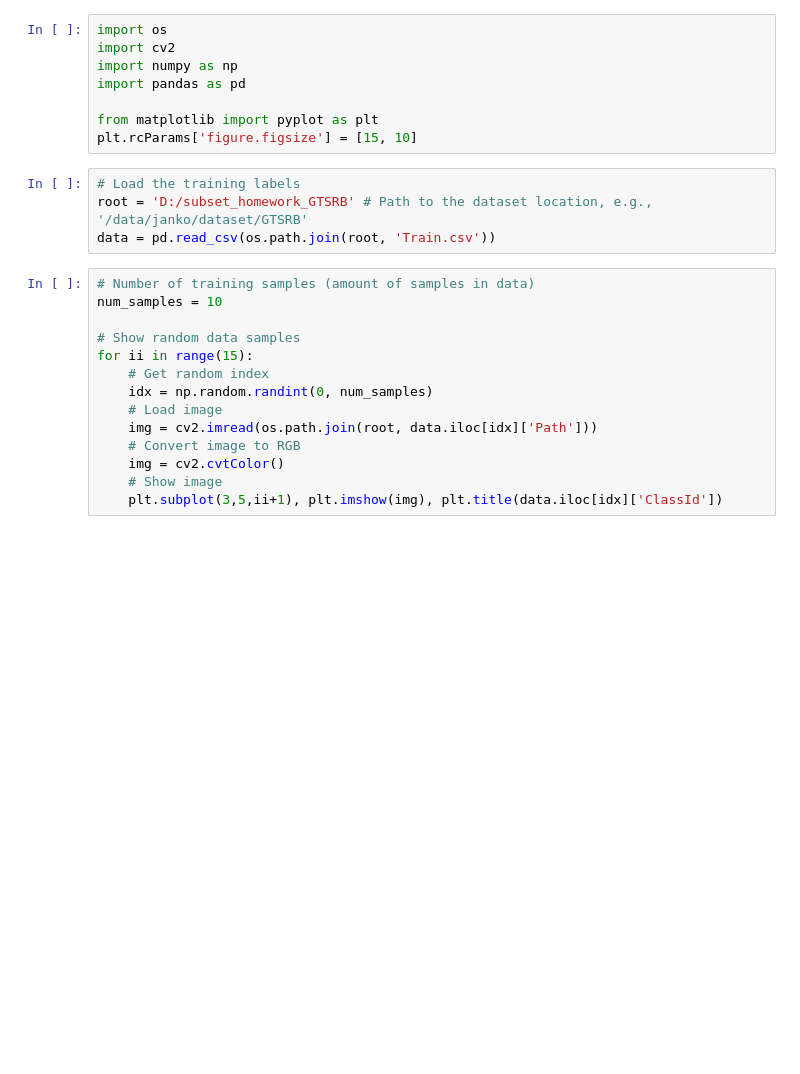
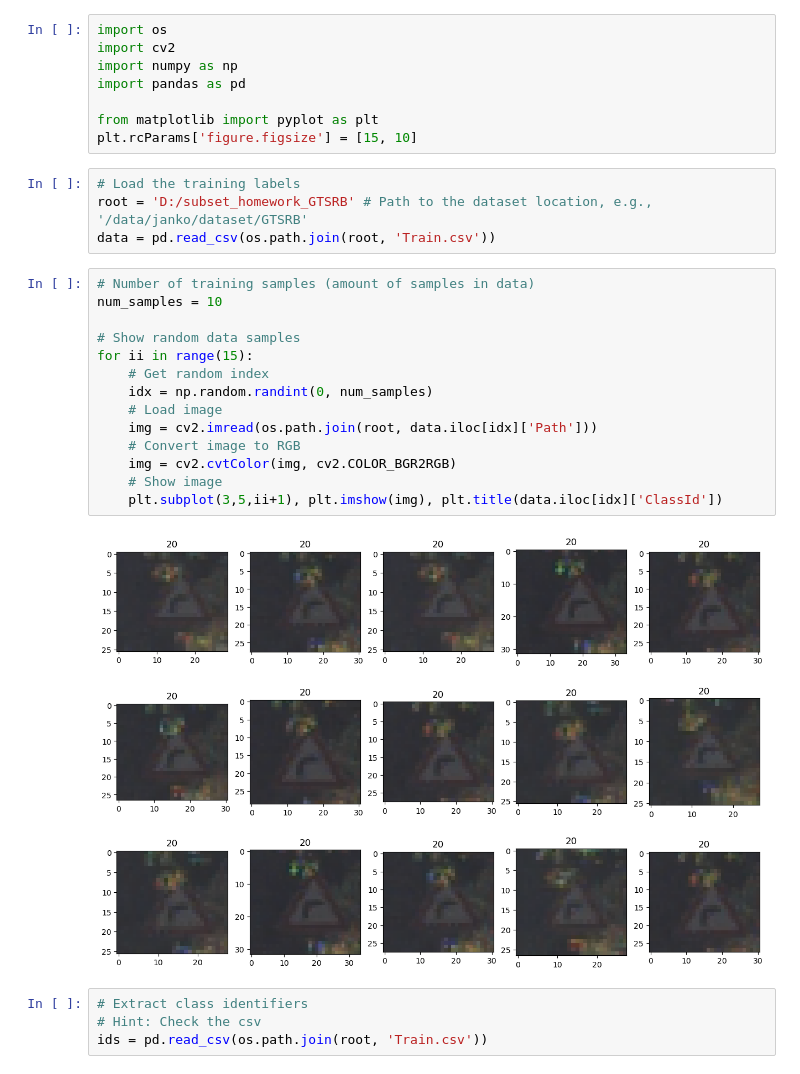
Before and after one commit to ALEXVNDRZARUBIN/CV_Homeworks, a Jupyter notebook: Homework12_Zarubin.ipynb, the cells around one changed output. Cells and saved outputs as stored; diff of their text form; blank space fills up the shorter version.

```diff
--- a/Homework12_Zarubin.ipynb
+++ b/Homework12_Zarubin.ipynb
@@ -13,14 +13,20 @@ data = pd.read_csv(os.path.join(root, 'Train.csv'))
 # %%
 # Number of training samples (amount of samples in data)
 num_samples = 10
 
 # Show random data samples
 for ii in range(15):
     # Get random index
     idx = np.random.randint(0, num_samples)
     # Load image
     img = cv2.imread(os.path.join(root, data.iloc[idx]['Path']))
     # Convert image to RGB
-    img = cv2.cvtColor()
+    img = cv2.cvtColor(img, cv2.COLOR_BGR2RGB)
     # Show image
     plt.subplot(3,5,ii+1), plt.imshow(img), plt.title(data.iloc[idx]['ClassId'])
+# %% [output]
+[figure, added]
+# %%
+# Extract class identifiers
+# Hint: Check the csv
+ids = pd.read_csv(os.path.join(root, 'Train.csv'))
```
Also changed, not shown: parts of 1 cell of this notebook.
